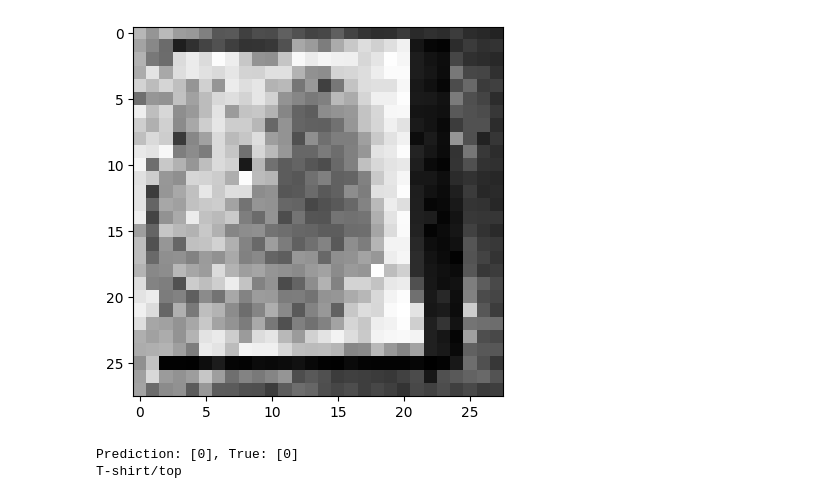
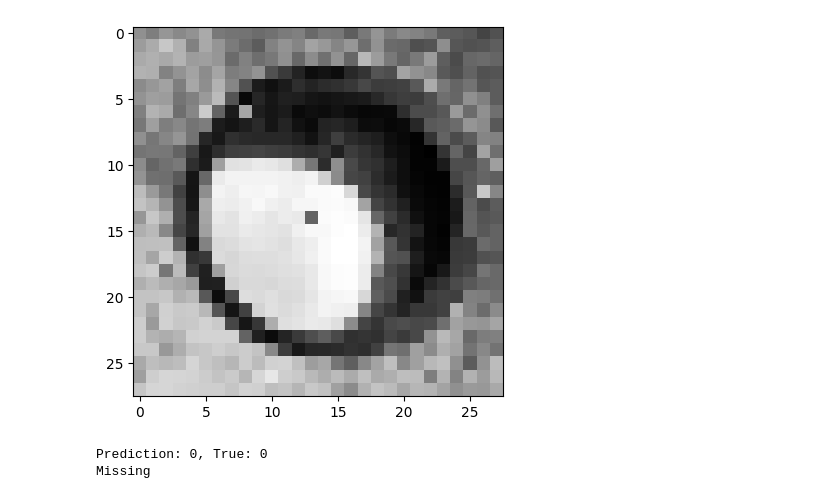
Before and after one commit to Fullbaro/neural_network_framework, a Jupyter notebook: USAGE.ipynb, the cells around one changed output. Drawn from its saved outputs; the diff is of its cells as text; code cells hidden in the pictures.

```diff
--- a/USAGE.ipynb
+++ b/USAGE.ipynb
@@ -16,11 +17,11 @@ from lib.model import *
 from lib.dataset import ImageClassificationDataset
 # %%
 dataset = ImageClassificationDataset()
-dataset.load("/home/deni/Cloud/Laptop/Projects/Python/cnn_from_scratch/dataset2", size=28)
+dataset.load("/home/deni/Cloud/Laptop/Projects/Python/cnn_from_scratch/dataset2", size=28, binary=False)
 dataset.augment()
 dataset.balance()
 dataset.preprocess(
-     white_balance = False
+     white_balance = True
 )
 dataset.shuffle()
 dataset.normalize()
@@ -95,28 +92,20 @@ model.save("model.m")
 model = Model.load("model.m")
 # %%
 fashion_mnist_labels = {
-    0: 'T-shirt/top',
-    1: 'Trouser',
-    2: 'Pullover',
-    3: 'Dress',
-    4: 'Coat',
-    5: 'Sandal',
-    6: 'Shirt',
-    7: 'Sneaker',
-    8: 'Bag',
-    9: 'Ankle boot'
+    0: 'Missing',
+    1: 'Present'
 }
 
-img = 5
+img = random.randint(0, len(X_test)-1)
 
 plt.imshow((X_test[img].reshape(28, 28)), cmap='gray')
 plt.show()
 
 prediction = model.predict(X_test[img])[0] # Pass image(s) in array
 print(f"Prediction: {prediction}, True: {y_test[img]}")
 
-print(fashion_mnist_labels[prediction[0]])
+print(fashion_mnist_labels[prediction])
 # %% [output]
-[figure, old version]
+[figure, new version]
-Prediction: [0], True: [0]
-T-shirt/top
+Prediction: 0, True: 0
+Missing
```
Also changed, not shown: parts of 6 cells of this notebook, 3 other files.
